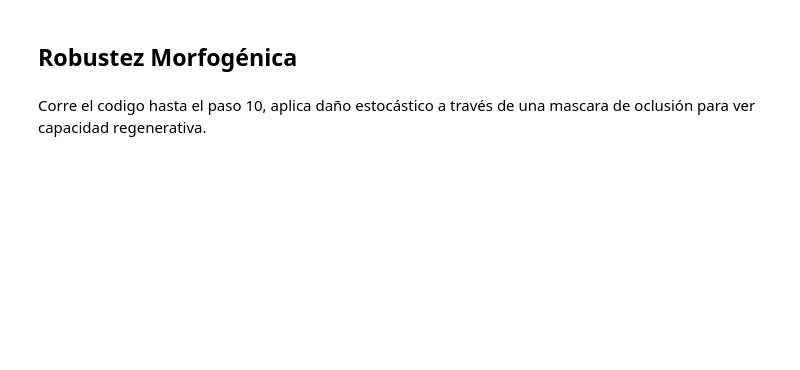
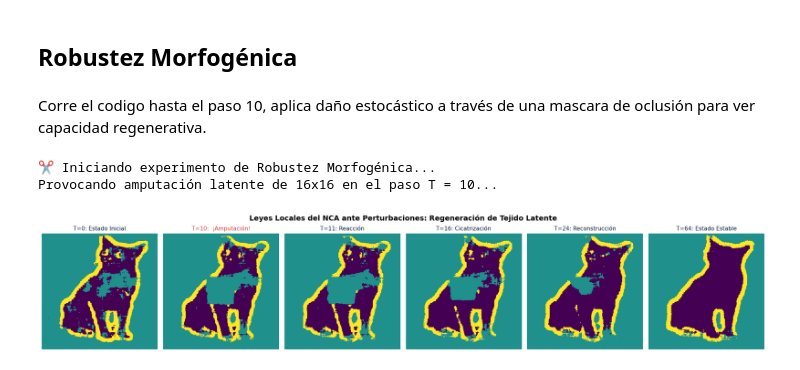
Before and after one commit to FernanSali/Meta-NCA-latente-para-segmentacion-imagenes, a Jupyter notebook: dataprocessing.ipynb, the cells around one changed output. Drawn from its saved outputs; the diff is of its cells as text; code cells hidden in the pictures; blank space fills up the shorter version.

```diff
--- a/dataprocessing.ipynb
+++ b/dataprocessing.ipynb
@@ -543,13 +379,8 @@ plt.show()
 # %% [markdown]
 Corre el codigo hasta el paso 10, aplica daño estocástico a través de una mascara de oclusión para ver capacidad regenerativa.
 # %%
-# =====================================================================
-# 1. CONFIGURACIÓN DEL EXPERIMENTO DE DAÑO (AMPUTACIÓN)
-# =====================================================================
-device = torch.device("cuda" if torch.cuda.is_available() else "cpu")
-
 PASO_DEL_DAÑO = 10
-PASOS_TOTALES = 32
+PASOS_TOTALES = 64
 TAMANO_HERIDA = 16 # Tamaño del cuadrado de amputación (en píxeles, de un mapa de 64x64)
 
 # Tomamos una mascota de prueba del test loader
@@ -597,31 +428,35 @@ with torch.no_grad():
             mixed = metanca_model.ae.mix_layer(d2 + c1_out)
             pred_mask = torch.argmax(metanca_model.ae.trans_conv_1(mixed), dim=1).squeeze(0).cpu().numpy()
             capturas_trimapa[t] = pred_mask
 
         # Avanzamos el autómata 1 paso (excepto en el último paso)
         if t < PASOS_TOTALES:
             estado_nca = metanca_model.nca(estado_nca, weights=dynamic_weights, steps=1)
 
 # =====================================================================
 # 2. PANEL VISUAL DE LA REGENERACIÓN DEL TEJIDO
 # =====================================================================
 fig, axes = plt.subplots(1, len(hitos_morfogenesis), figsize=(20, 4))
 fig.suptitle("Leyes Locales del NCA ante Perturbaciones: Regeneración de Tejido Latente", fontsize=14, fontweight='bold')
 
 titulos = {
     0: "T=0: Estado Inicial",
-    PASO_DEL_DAÑO: f"T={PASO_DEL_DAÑO}: 💥 ¡Amputación!",
+    PASO_DEL_DAÑO: f"T={PASO_DEL_DAÑO}:  ¡Amputación!",
     PASO_DEL_DAÑO + 1: f"T={PASO_DEL_DAÑO+1}: Reacción",
     16: "T=16: Cicatrización",
     24: "T=24: Reconstrucción",
     PASOS_TOTALES: f"T={PASOS_TOTALES}: Estado Estable"
 }
 
 for idx, t in enumerate(hitos_morfogenesis):
     ax = axes[idx]
     ax.imshow(capturas_trimapa[t], cmap='viridis')
     ax.set_title(titulos[t], fontsize=11, color='#d24646' if "!" in titulos[t] else '#14233c')
     ax.axis('off')
 
 plt.tight_layout()
 plt.show()
+# %% [output]
+✂️ Iniciando experimento de Robustez Morfogénica...
+Provocando amputación latente de 16x16 en el paso T = 10...
+[figure, added]
```
Also changed, not shown: parts of 15 cells of this notebook.
